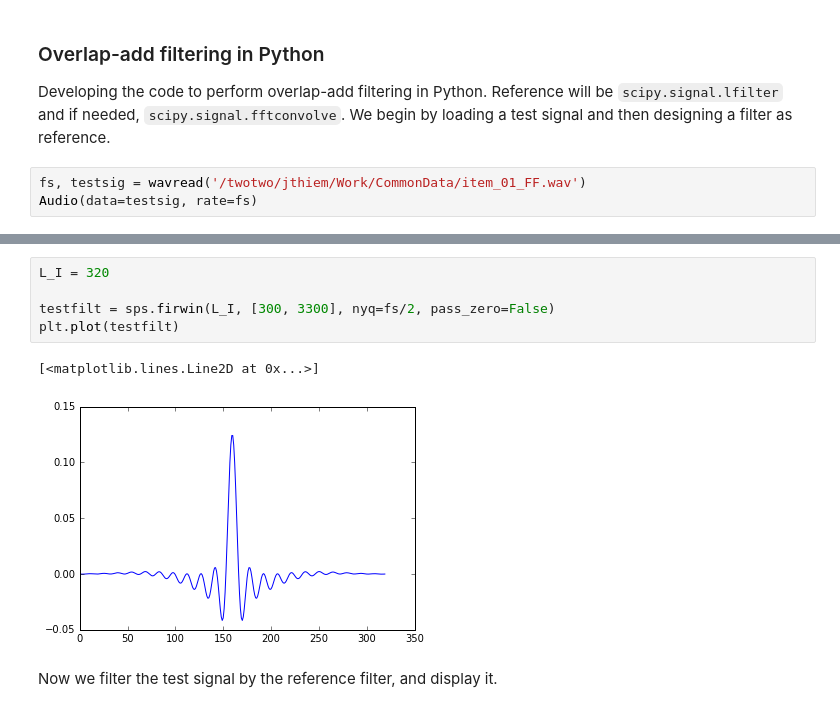
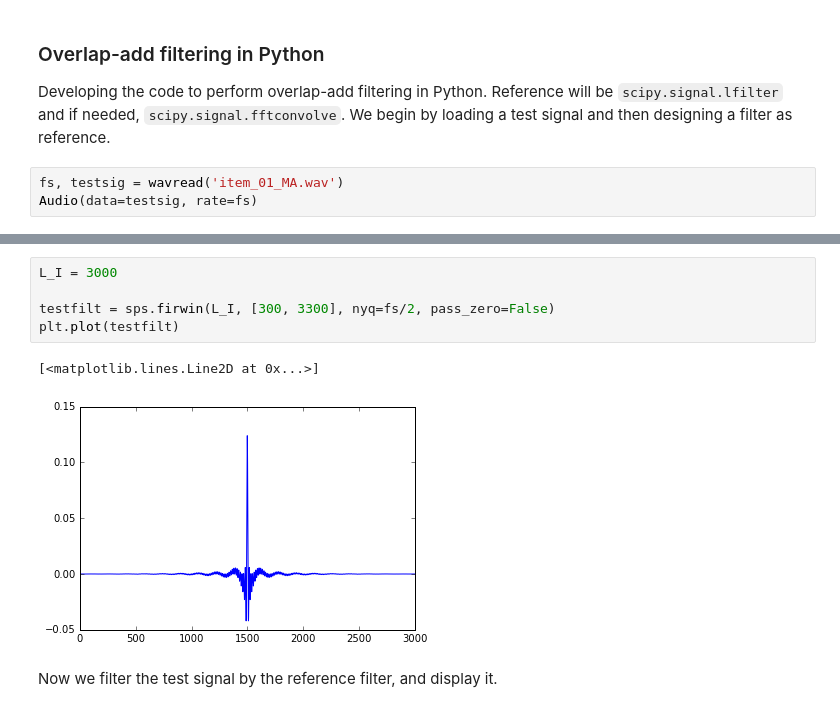
Before and after one commit to jthiem/overlapadd, a Jupyter notebook: Overlap-Add Filter development.ipynb, the cells around one changed output, grey strips where cells are left out. Cells and saved outputs as stored; diff of their text form.

```diff
--- a/Overlap-Add Filter development.ipynb
+++ b/Overlap-Add Filter development.ipynb
@@ -12,18 +12,18 @@ from IPython.display import Audio
 
 Developing the code to perform overlap-add filtering in Python.  Reference will be `scipy.signal.lfilter` and if needed, `scipy.signal.fftconvolve`.  We begin by loading a test signal and then designing a filter as reference.
 # %%
-fs, testsig = wavread('/twotwo/jthiem/Work/CommonData/item_01_FF.wav')
+fs, testsig = wavread('item_01_MA.wav')
 Audio(data=testsig, rate=fs)
 # %% [output]
 [interactive output not drawn]
 # %%
-L_I = 320
+L_I = 3000
 
 testfilt = sps.firwin(L_I, [300, 3300], nyq=fs/2, pass_zero=False)
 plt.plot(testfilt)
 # %% [output]
 [<matplotlib.lines.Line2D at 0x...>]
-[figure, old version]
+[figure, new version]
 # %% [markdown]
 Now we filter the test signal by the reference filter, and display it.
 # %%
```
Also changed, not shown: parts of 6 cells of this notebook, 1 other file.
